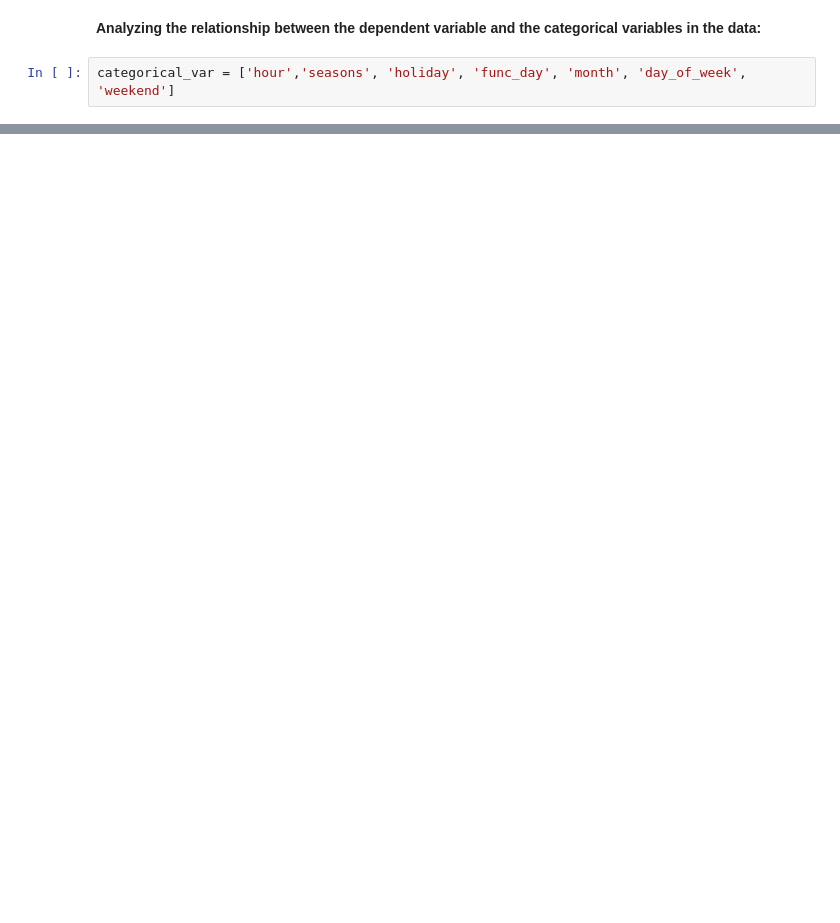
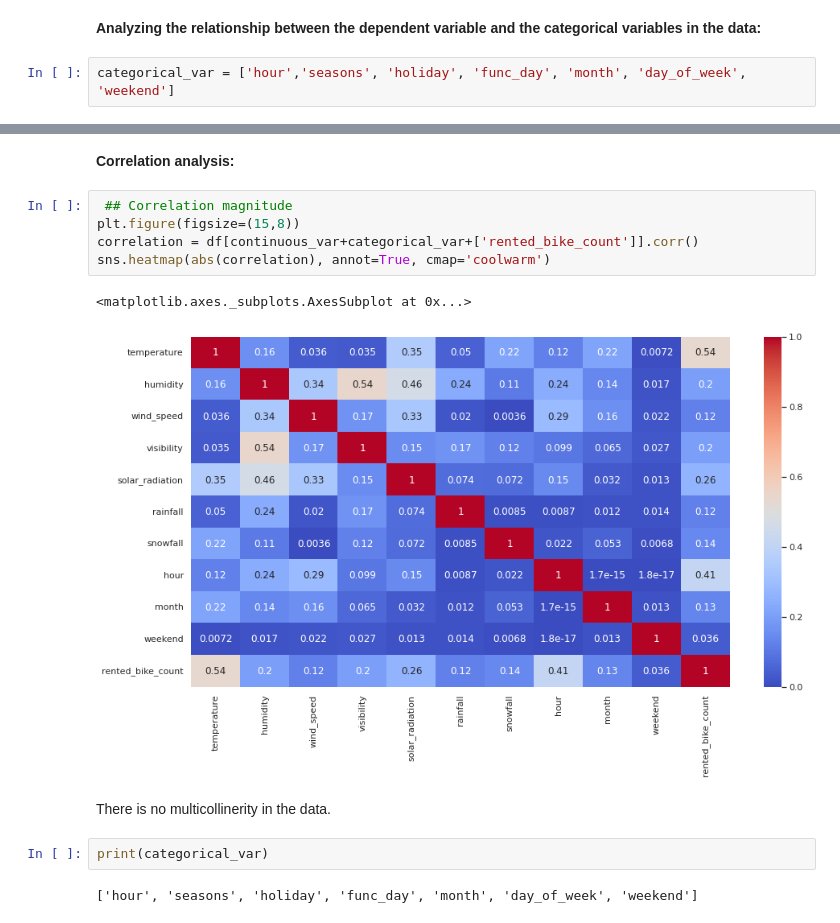
Before and after one commit to shaloy-lewis/bike_sharing_demand_prediction, a Jupyter notebook: Bike_Sharing_Demand_Prediction_Shaloy_lewis.ipynb, the cells around one changed output, grey strips where cells are left out. Drawn from its saved outputs; the diff is of its cells as text; blank space fills up the shorter version.

```diff
--- a/Bike_Sharing_Demand_Prediction_Shaloy_lewis.ipynb
+++ b/Bike_Sharing_Demand_Prediction_Shaloy_lewis.ipynb
@@ -297,0 +344,16 @@ for i in categorical_var:
+# %% [markdown]
+**Correlation analysis:**
+# %%
+ ## Correlation magnitude
+plt.figure(figsize=(15,8))
+correlation = df[continuous_var+categorical_var+['rented_bike_count']].corr()
+sns.heatmap(abs(correlation), annot=True, cmap='coolwarm')
+# %% [output]
+<matplotlib.axes._subplots.AxesSubplot at 0x...>
+[figure, added]
+# %% [markdown]
+There is no multicollinerity in the data.
+# %%
+print(categorical_var)
+# %% [output]
+['hour', 'seasons', 'holiday', 'func_day', 'month', 'day_of_week', 'weekend']
```
Also changed, not shown: parts of 23 cells of this notebook.
